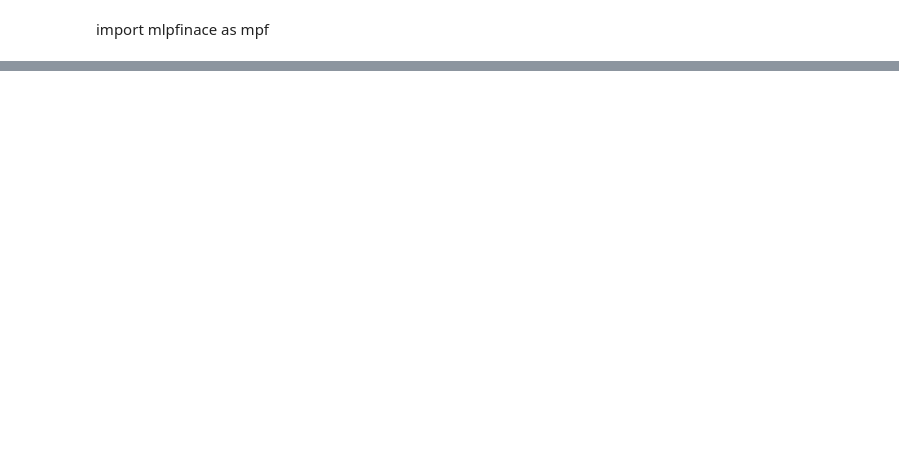
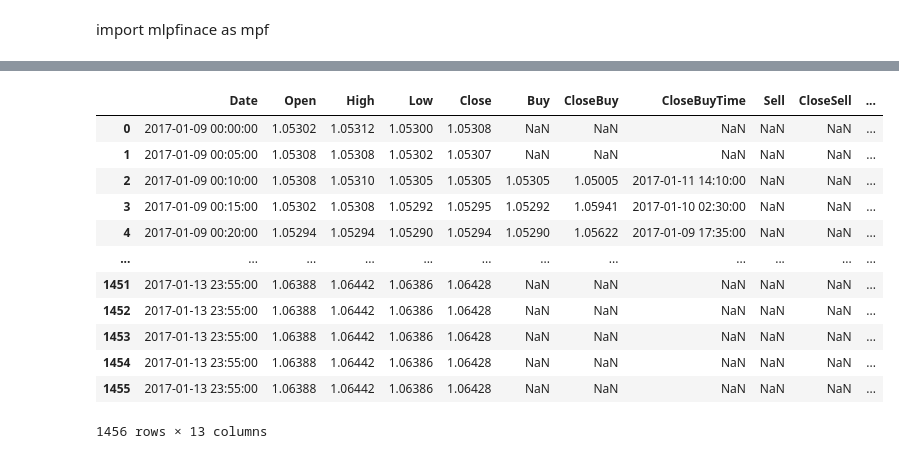
Before and after one commit to cove9988/TradingGym, a Jupyter notebook: mlafinance.ipynb, the cells around one changed output, grey strips where cells are left out. Drawn from its saved outputs; the diff is of its cells as text; code cells hidden in the pictures; blank space fills up the shorter version.

```diff
--- a/mlafinance.ipynb
+++ b/mlafinance.ipynb
@@ -52,0 +60,39 @@ ValueError: zero-size array to reduction operation maximum which has no identity
+# %%
+pd.set_option('display.max_columns', None)
+pd.set_option('display.max_rows', 20)
+dh = pd.DataFrame(t.transaction_history)
+# dh.index = pd.DatetimeIndex(dh['ActionTime'])
+ohlc = df[['time', 'open', 'high', 'low', 'close']].copy()
+ohlc = ohlc.rename(columns={'time':'Date','open':'Open','high':'High','low':'Low','close':'Close'})
+# %%
+l=dh[['ActionTime', 'ActionPrice', 'Type', 'ClosePrice','CloseTime']].copy()
+buy= l.query('Type==0.0 & ClosePrice > 0.0')
+sell = l.query('Type==1.0 & ClosePrice > 0.0')
+close = l.query('ClosePrice > 0.0')
+# %%
+mks=pd.merge(ohlc,buy, how='left',left_on=['Date'],right_on=['ActionTime'])
+mks.drop(columns=['ActionTime', 'Type'],inplace=True)
+mks.rename(columns={'ActionPrice':'Buy','ClosePrice':'CloseBuy','CloseTime':'CloseBuyTime'},inplace=True)
+
+mks1=pd.merge(mks,sell, how='left',left_on=['Date'],right_on=['ActionTime'])
+mks1.drop(columns=['ActionTime', 'Type'],inplace=True)
+mks1.rename(columns={'ActionPrice':'Sell','ClosePrice':'CloseSell','CloseTime':'CloseSellTime'},inplace=True)
+
+mks2=pd.merge(mks1,close, how='left',left_on=['Date'],right_on=['CloseTime'])
+mks2.drop(columns=['ActionTime','ActionPrice','Type'],inplace=True)
+pd.set_option('display.max_rows', 200)
+mks2
+# %% [output]
+|  | Date | Open | High | Low | Close | Buy | CloseBuy | CloseBuyTime | Sell | CloseSell | ... |
+| 0 | 2017-01-09 00:00:00 | 1.05302 | 1.05312 | 1.05300 | 1.05308 | NaN | NaN | NaN | NaN | NaN | ... |
+| 1 | 2017-01-09 00:05:00 | 1.05308 | 1.05308 | 1.05302 | 1.05307 | NaN | NaN | NaN | NaN | NaN | ... |
+| 2 | 2017-01-09 00:10:00 | 1.05308 | 1.05310 | 1.05305 | 1.05305 | 1.05305 | 1.05005 | 2017-01-11 14:10:00 | NaN | NaN | ... |
+| 3 | 2017-01-09 00:15:00 | 1.05302 | 1.05308 | 1.05292 | 1.05295 | 1.05292 | 1.05941 | 2017-01-10 02:30:00 | NaN | NaN | ... |
+| 4 | 2017-01-09 00:20:00 | 1.05294 | 1.05294 | 1.05290 | 1.05294 | 1.05290 | 1.05622 | 2017-01-09 17:35:00 | NaN | NaN | ... |
+| ... | ... | ... | ... | ... | ... | ... | ... | ... | ... | ... | ... |
+| 1451 | 2017-01-13 23:55:00 | 1.06388 | 1.06442 | 1.06386 | 1.06428 | NaN | NaN | NaN | NaN | NaN | ... |
+| 1452 | 2017-01-13 23:55:00 | 1.06388 | 1.06442 | 1.06386 | 1.06428 | NaN | NaN | NaN | NaN | NaN | ... |
+| 1453 | 2017-01-13 23:55:00 | 1.06388 | 1.06442 | 1.06386 | 1.06428 | NaN | NaN | NaN | NaN | NaN | ... |
+| 1454 | 2017-01-13 23:55:00 | 1.06388 | 1.06442 | 1.06386 | 1.06428 | NaN | NaN | NaN | NaN | NaN | ... |
+| 1455 | 2017-01-13 23:55:00 | 1.06388 | 1.06442 | 1.06386 | 1.06428 | NaN | NaN | NaN | NaN | NaN | ... |
+1456 rows × 13 columns
```
Also changed, not shown: parts of 15 cells of this notebook, 16 other files.
